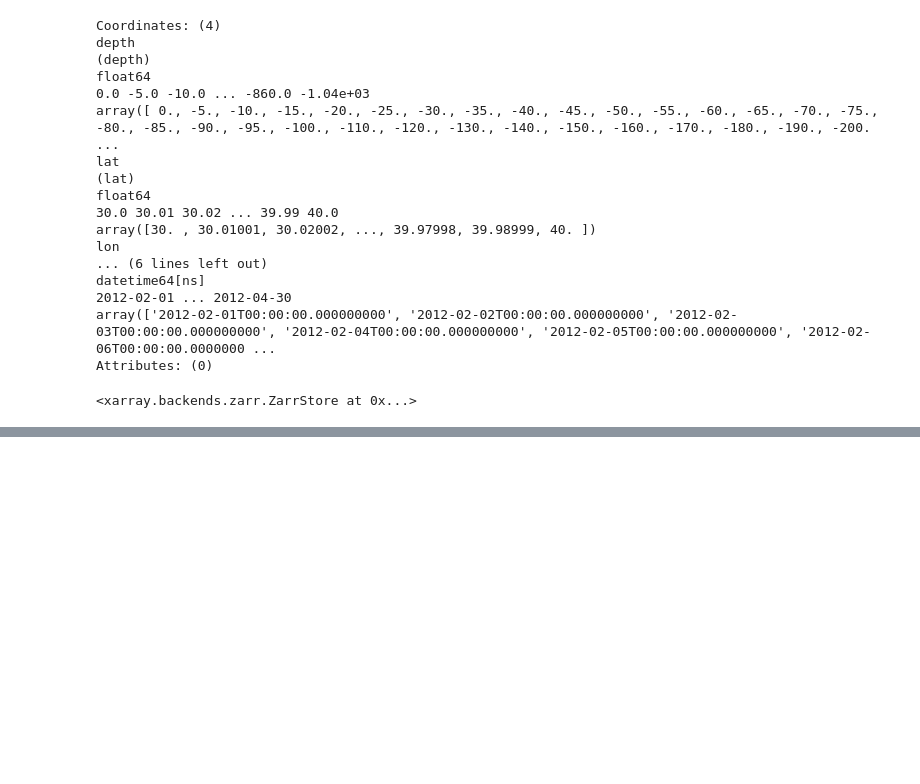
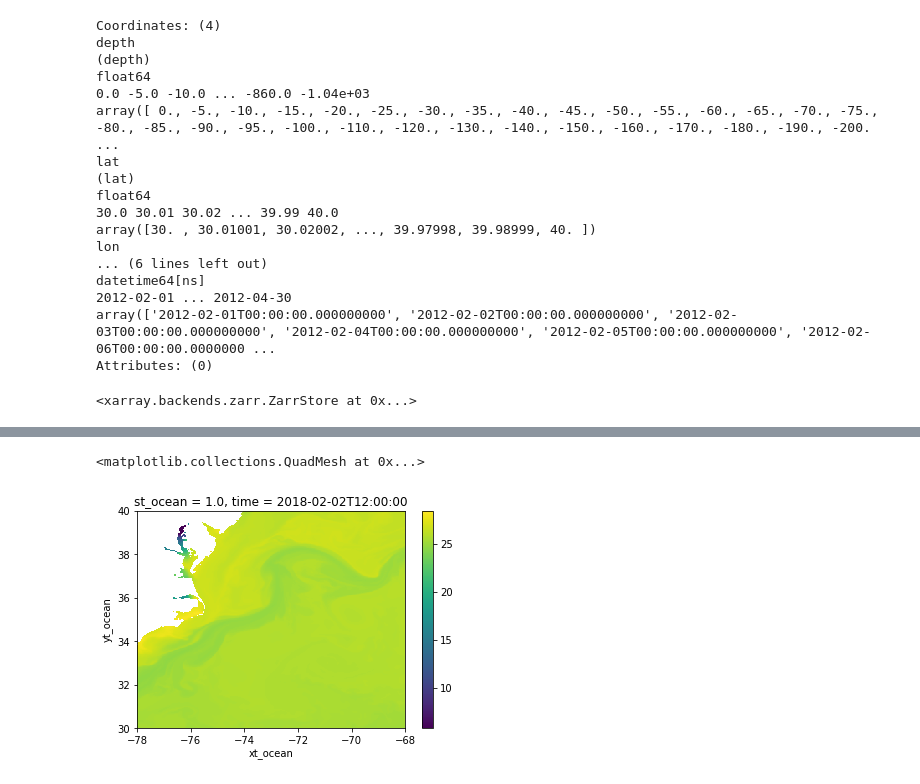
Before and after one commit to pangeo-data/swot_adac_ogcms, a Jupyter notebook: Potential-density.ipynb, the cells around one changed output, grey strips where cells are left out. Drawn from its saved outputs; the diff is of its cells as text; code cells hidden in the pictures; blank space fills up the shorter version.

```diff
--- a/Potential-density.ipynb
+++ b/Potential-density.ipynb
@@ -15,0 +9,5 @@ client
+# %%
+from dask.distributed import Client
+
+client = Client("tcp://127.0.0.1:45743")
+client
@@ -553,12 +556,3 @@ orca01w.thetao.isel(time_counter=0,deptht=7).plot()
 [figure]
 # %%
 orca01_grid = cat.ORCA36(region='1', datatype='grid', grid='meshmask').to_dask().isel(time_counter=0,y=slice(None,450))
-# %%
-pres = xr.apply_ufunc(gsw.p_from_z, -orca01w.deptht,
-                      orca01w.nav_lat.where(xr.DataArray(orca01_grid.tmask.isel(nav_lev=slice(None,len(orca01w.deptht))).data,
-                                                         dims=orca01w.so.isel(time_counter=0).dims,
-                                                         coords=orca01w.so.isel(time_counter=0).coords
-                                                        )!=0.),
-                      dask='parallelized', output_dtypes=[float,]
-                     )
-pres.isel(deptht=20).plot()
@@ -890,0 +884,3 @@ sig0w.to_dataset(name='sig0').to_zarr(store_tmp, mode='w')
+# %%
+fio01w = cat["FIO-COM32"](region='1',datatype='interior_daily', season='fma').to_dask().chunk({'yt_ocean':100,'xt_ocean':100})
+fio01w
@@ -890,0 +984,11 @@ sig0w.to_dataset(name='sig0').to_zarr(store_tmp, mode='w')
+# %%
+sig0w = xr.apply_ufunc(calc_density_field,
+                       fio01w.salt,
+                       fio01w.temp, 0.,
+                       dask='parallelized', output_dtypes=[float,]
+                      ) - 1e3
+
+sig0w.isel(time=0,st_ocean=0).plot()
+# %% [output]
+<matplotlib.collections.QuadMesh at 0x...>
+[figure, added]
```
Also changed, not shown: parts of 17 cells of this notebook, 4 other files.
